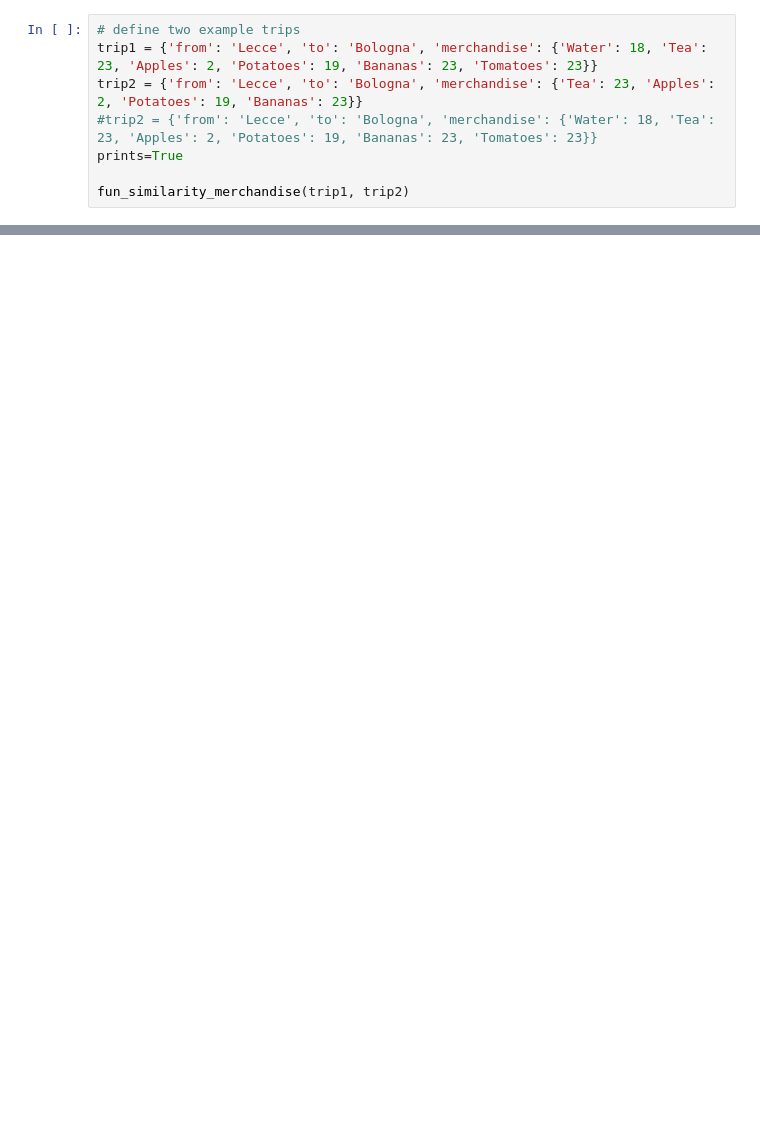
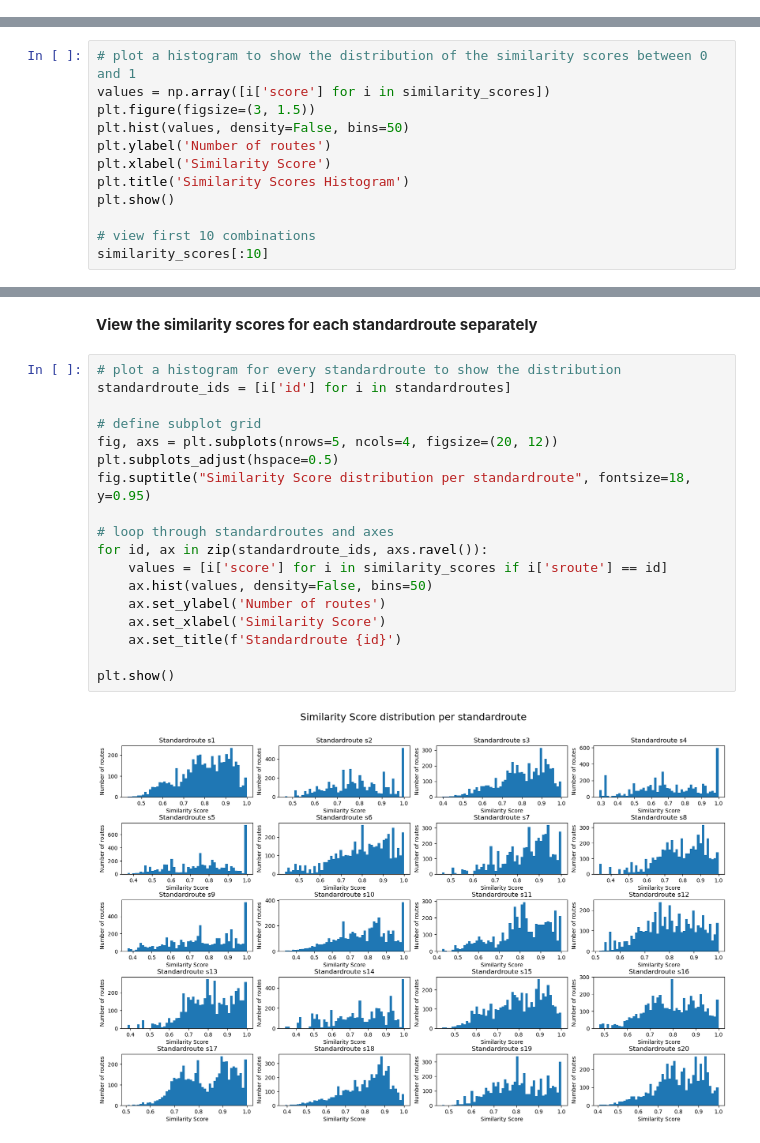
Before and after one commit to dennismgoetz/DataMining, a Jupyter notebook: similarity_score_function.ipynb, the cells around one changed output, grey strips where cells are left out. Saved outputs shown, nothing was run; the diff lists cells and outputs as text; blank space fills up the shorter version.

Commit message:
Update similarity score functions

```diff
--- a/similarity_score_function.ipynb
+++ b/similarity_score_function.ipynb
@@ -113,8 +108,0 @@ def fun_similarity_merchandise(trip1, trip2, prints=True):
-# %%
-# define two example trips
-trip1 = {'from': 'Lecce', 'to': 'Bologna', 'merchandise': {'Water': 18, 'Tea': 23, 'Apples': 2, 'Potatoes': 19, 'Bananas': 23, 'Tomatoes': 23}}
-trip2 = {'from': 'Lecce', 'to': 'Bologna', 'merchandise': {'Tea': 23, 'Apples': 2, 'Potatoes': 19, 'Bananas': 23}}
-#trip2 = {'from': 'Lecce', 'to': 'Bologna', 'merchandise': {'Water': 18, 'Tea': 23, 'Apples': 2, 'Potatoes': 19, 'Bananas': 23, 'Tomatoes': 23}}
-prints=True
-
-fun_similarity_merchandise(trip1, trip2)
@@ -246,0 +247,12 @@ Total similarity score:    sim(s1, a4) = 0.7958
+# %%
+# plot a histogram to show the distribution of the similarity scores between 0 and 1
+values = np.array([i['score'] for i in similarity_scores])
+plt.figure(figsize=(3, 1.5))
+plt.hist(values, density=False, bins=50)
+plt.ylabel('Number of routes')
+plt.xlabel('Similarity Score')
+plt.title('Similarity Scores Histogram')
+plt.show()
+
+# view first 10 combinations
+similarity_scores[:10]
@@ -246,0 +304,22 @@ Total similarity score:    sim(s1, a4) = 0.7958
+# %% [markdown]
+**View the similarity scores for each standardroute separately**
+# %%
+# plot a histogram for every standardroute to show the distribution
+standardroute_ids = [i['id'] for i in standardroutes]
+
+# define subplot grid
+fig, axs = plt.subplots(nrows=5, ncols=4, figsize=(20, 12))
+plt.subplots_adjust(hspace=0.5)
+fig.suptitle("Similarity Score distribution per standardroute", fontsize=18, y=0.95)
+
+# loop through standardroutes and axes
+for id, ax in zip(standardroute_ids, axs.ravel()):
+    values = [i['score'] for i in similarity_scores if i['sroute'] == id]
+    ax.hist(values, density=False, bins=50)
+    ax.set_ylabel('Number of routes')
+    ax.set_xlabel('Similarity Score')
+    ax.set_title(f'Standardroute {id}')
+
+plt.show()
+# %% [output]
+[figure, added]
```
Also changed, not shown: parts of 20 cells of this notebook.
